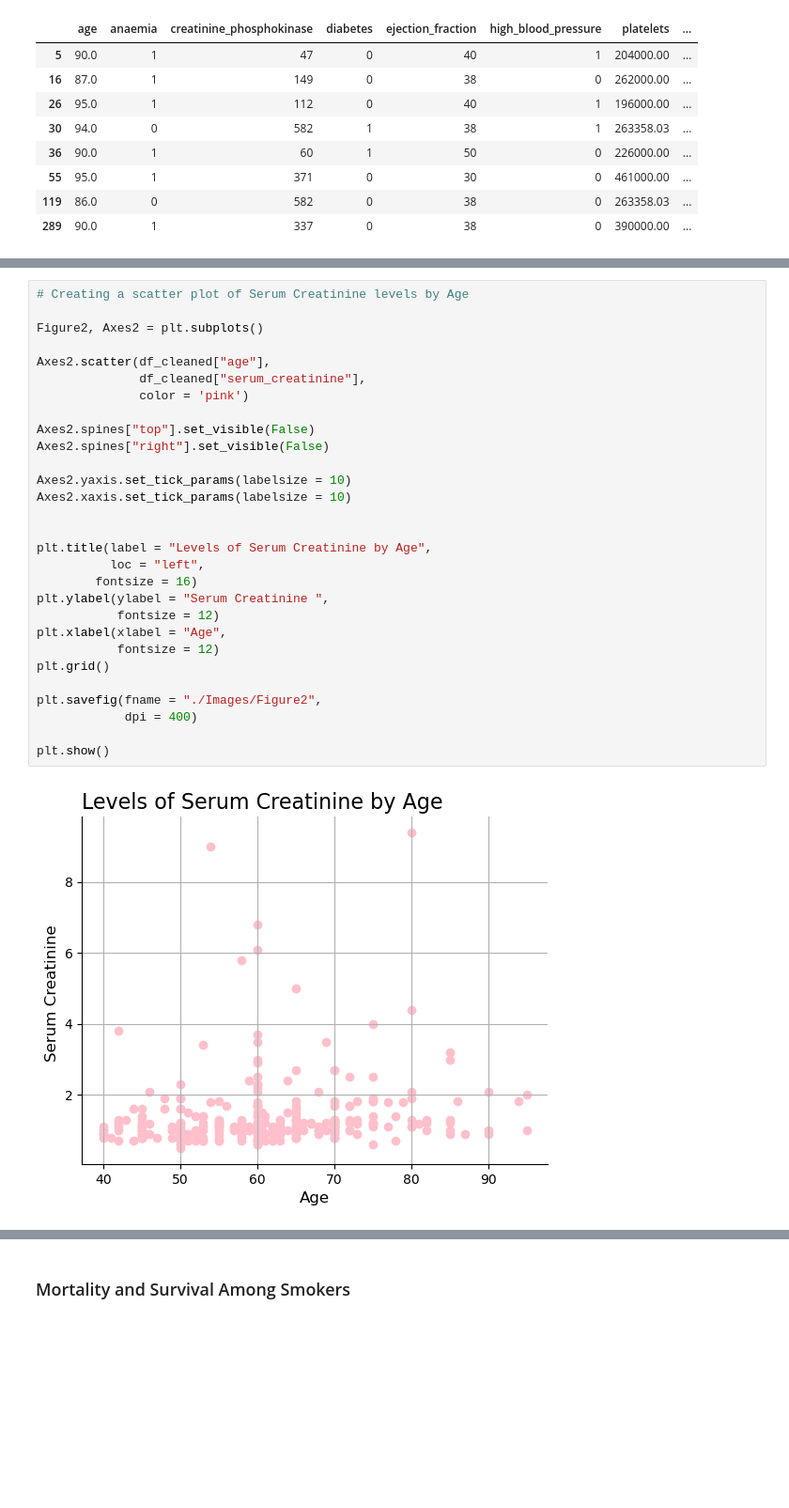
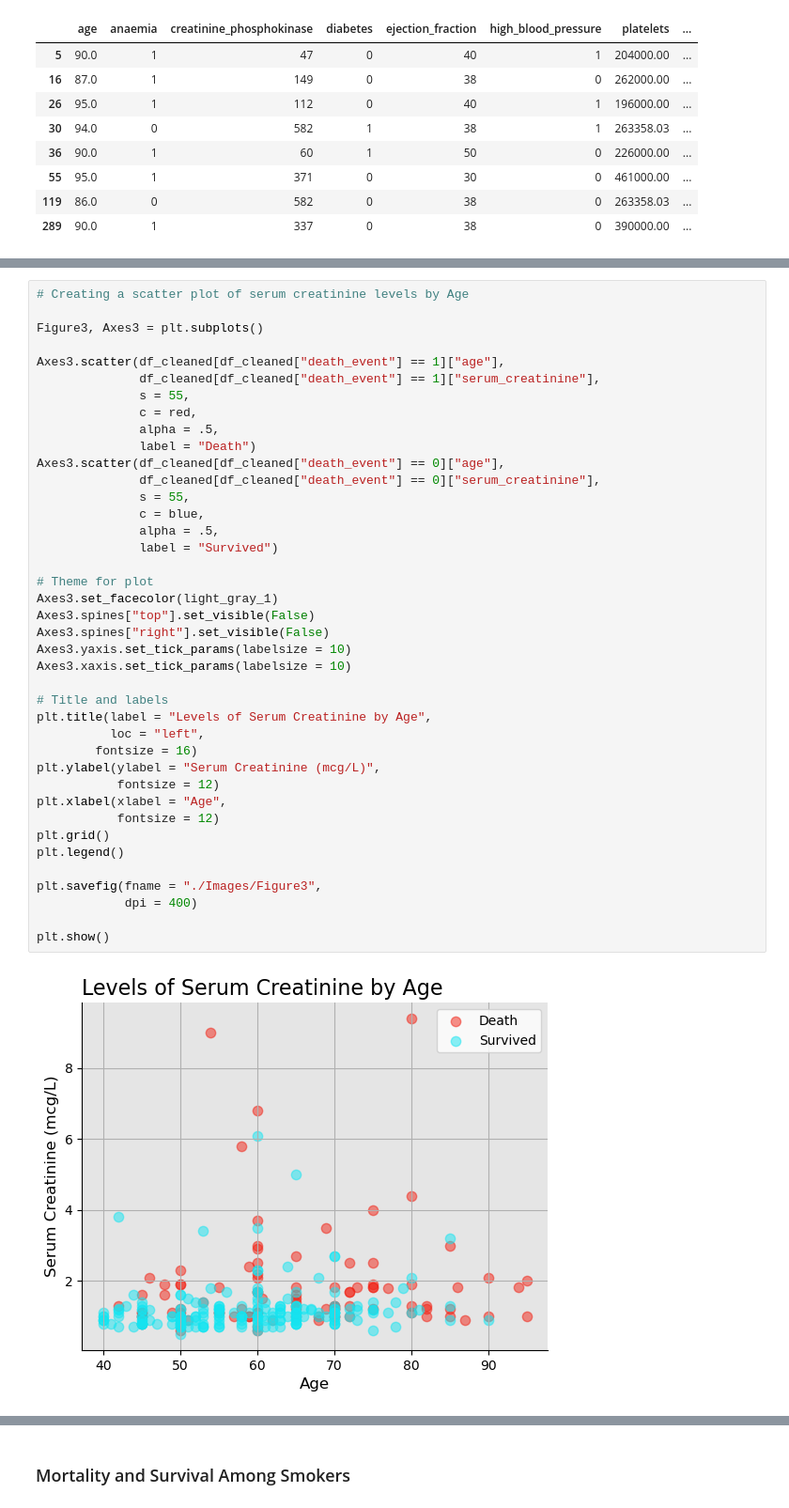
Before and after one commit to data-analyst05/MortalityPrediction_HeartFailure, a Jupyter notebook: index.ipynb, the cells around one changed output, grey strips where cells are left out. Shown at 94% size. Drawn from its saved outputs; the diff is of its cells as text; blank space fills up the shorter version.

```diff
--- a/index.ipynb
+++ b/index.ipynb
@@ -366,32 +379,43 @@ plt.show()
-# %%
-# Creating a scatter plot of Serum Creatinine levels by Age
-
-Figure2, Axes2 = plt.subplots()
-
-Axes2.scatter(df_cleaned["age"],
-              df_cleaned["serum_creatinine"],
-              color = 'pink')
-
-Axes2.spines["top"].set_visible(False)
-Axes2.spines["right"].set_visible(False)
-
-Axes2.yaxis.set_tick_params(labelsize = 10)
-Axes2.xaxis.set_tick_params(labelsize = 10)
-
-
-plt.title(label = "Levels of Serum Creatinine by Age",
-          loc = "left",
-        fontsize = 16)
-plt.ylabel(ylabel = "Serum Creatinine ",
-           fontsize = 12)
-plt.xlabel(xlabel = "Age",
-           fontsize = 12)
-plt.grid()
-
-plt.savefig(fname = "./Images/Figure2",
-            dpi = 400)
-
-plt.show()
-# %% [output]
-[figure, removed]
+# %%
+# Creating a scatter plot of serum creatinine levels by Age
+
+Figure3, Axes3 = plt.subplots()
+
+Axes3.scatter(df_cleaned[df_cleaned["death_event"] == 1]["age"],
+              df_cleaned[df_cleaned["death_event"] == 1]["serum_creatinine"],
+              s = 55,
+              c = red,
+              alpha = .5,
+              label = "Death")
+Axes3.scatter(df_cleaned[df_cleaned["death_event"] == 0]["age"],
+              df_cleaned[df_cleaned["death_event"] == 0]["serum_creatinine"],
+              s = 55,
+              c = blue,
+              alpha = .5,
+              label = "Survived")
+
+# Theme for plot
+Axes3.set_facecolor(light_gray_1)
+Axes3.spines["top"].set_visible(False)
+Axes3.spines["right"].set_visible(False)
+Axes3.yaxis.set_tick_params(labelsize = 10)
+Axes3.xaxis.set_tick_params(labelsize = 10)
+
+# Title and labels
+plt.title(label = "Levels of Serum Creatinine by Age",
+          loc = "left",
+        fontsize = 16)
+plt.ylabel(ylabel = "Serum Creatinine (mcg/L)",
+           fontsize = 12)
+plt.xlabel(xlabel = "Age",
+           fontsize = 12)
+plt.grid()
+plt.legend()
+
+plt.savefig(fname = "./Images/Figure3",
+            dpi = 400)
+
+plt.show()
+# %% [output]
+[figure, added]
 # %% [markdown]
```
Also changed, not shown: parts of 20 cells of this notebook, 25 other files.
